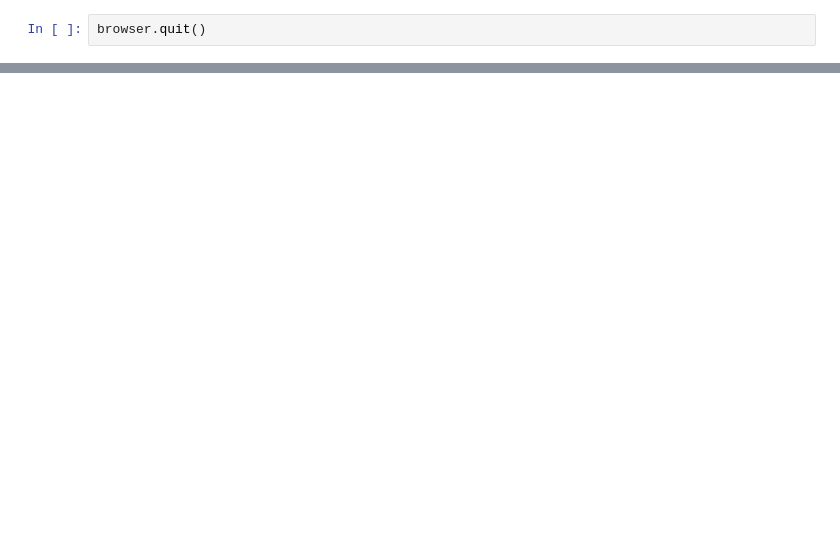
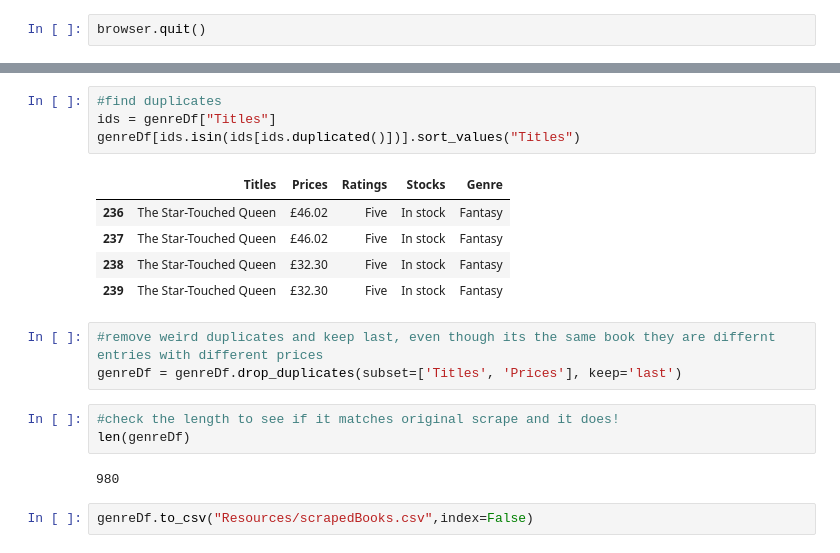
Before and after one commit to PJRyn/WebScrapeVisualisation, a Jupyter notebook: web-scraper.ipynb, the cells around one changed output, grey strips where cells are left out. Drawn from its saved outputs; the diff is of its cells as text; blank space fills up the shorter version.

```diff
--- a/web-scraper.ipynb
+++ b/web-scraper.ipynb
@@ -172,0 +178,20 @@ browser.quit()
+# %%
+#find duplicates
+ids = genreDf["Titles"]
+genreDf[ids.isin(ids[ids.duplicated()])].sort_values("Titles")
+# %% [output]
+|  | Titles | Prices | Ratings | Stocks | Genre |
+| 236 | The Star-Touched Queen | £46.02 | Five | In stock | Fantasy |
+| 237 | The Star-Touched Queen | £46.02 | Five | In stock | Fantasy |
+| 238 | The Star-Touched Queen | £32.30 | Five | In stock | Fantasy |
+| 239 | The Star-Touched Queen | £32.30 | Five | In stock | Fantasy |
+# %%
+#remove weird duplicates and keep last, even though its the same book they are differnt entries with different prices
+genreDf = genreDf.drop_duplicates(subset=['Titles', 'Prices'], keep='last')
+# %%
+#check the length to see if it matches original scrape and it does!
+len(genreDf)
+# %% [output]
+980
+# %%
+genreDf.to_csv("Resources/scrapedBooks.csv",index=False)
```
Also changed, not shown: parts of 14 cells of this notebook, 1 other file.
